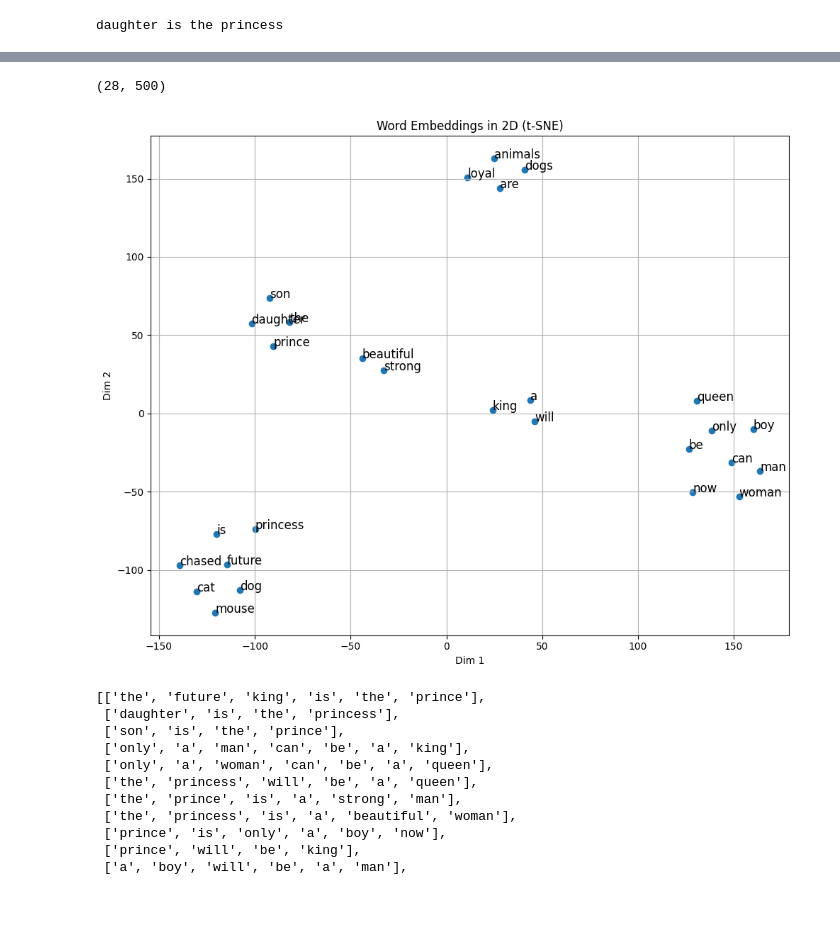
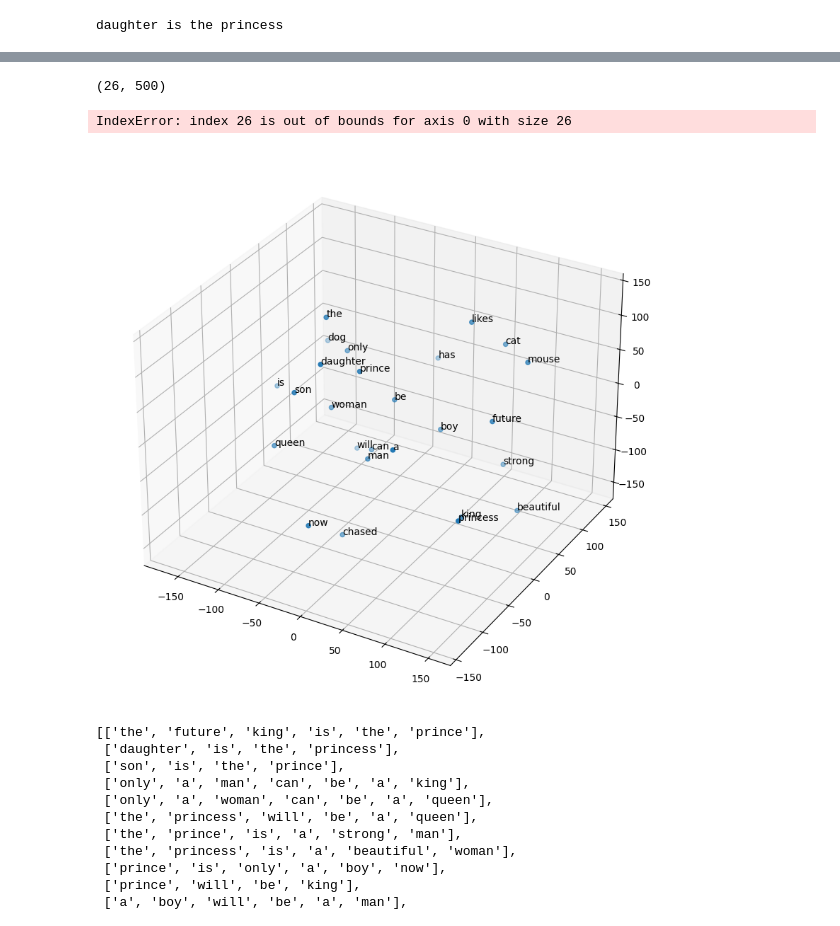
Before and after one commit to MorrisSimons/building_vectorstore_from_scratch, a Jupyter notebook: exp4_final_custom_vector_store.ipynb, the cells around one changed output, grey strips where cells are left out. Cells and saved outputs as stored; diff of their text form; code cells hidden in the pictures.

```diff
--- a/exp4_final_custom_vector_store.ipynb
+++ b/exp4_final_custom_vector_store.ipynb
@@ -17,7 +17,7 @@ VECTOR_SIZE = 500
 WINDOW      = 5
 MIN_COUNT   = 5
 WORKERS     = 4
-MAX_WORDS_IN_BATCH = 1000
+MAX_WORDS_IN_BATCH = 100
 # %% [markdown]
 ### CustomLineSentence
 # %%
@@ -459,7 +456,7 @@ from sklearn.decomposition import PCA
 import matplotlib.pyplot as plt
 import numpy as np
 
-numOfWords = 28
+numOfWords = 26
 
 # Extract word vectors from the model
 words = doc2vec_model.word_model.index_to_key[:numOfWords]
@@ -492,39 +489,41 @@ plt.show()
 # %%
 from sklearn.manifold import TSNE
 import numpy as np
-
 import matplotlib.pyplot as plt
+from mpl_toolkits.mplot3d import Axes3D
 
 numOfWords = 28
 
 # Extract word vectors from the model
 words = doc2vec_model.word_model.index_to_key[:numOfWords]
 word_vectors = [doc2vec_model.word_model.wv[word] for word in words]
 weights = np.array(word_vectors)
 
 print(weights.shape)  # (number of words, vector size)
 
-# Reduce vectors to 2D using t-SNE
-tsne = TSNE(n_components=2, random_state=42, perplexity=5)
-weights_2d = tsne.fit_transform(weights)
+# Reduce vectors to 3D using t-SNE
+tsne = TSNE(n_components=3, random_state=42, perplexity=5)
+weights_3d = tsne.fit_transform(weights)
 
-# Plot the words in 2D
-plt.figure(figsize=(10, 8))
-plt.scatter(weights_2d[:, 0], weights_2d[:, 1])
+# Plot the words in 3D
+fig = plt.figure(figsize=(12, 10))
+ax = fig.add_subplot(111, projection='3d')
+ax.scatter(weights_3d[:, 0], weights_3d[:, 1], weights_3d[:, 2])
 
 # Annotate points with words
 for i in range(numOfWords):
-    plt.annotate(words[i], (weights_2d[i, 0], weights_2d[i, 1]), fontsize=12)
+    ax.text(weights_3d[i, 0], weights_3d[i, 1], weights_3d[i, 2], words[i], fontsize=10)
 
-plt.xlabel('Dim 1')
-plt.ylabel('Dim 2')
-plt.title('Word Embeddings in 2D (t-SNE)')
-plt.grid(True)
+ax.set_xlabel('Dim 1')
+ax.set_ylabel('Dim 2')
+ax.set_zlabel('Dim 3')
+ax.set_title('Word Embeddings in 3D (t-SNE)')
 plt.tight_layout()
 plt.show()
 # %% [output]
-(28, 500)
+(26, 500)
+IndexError: index 26 is out of bounds for axis 0 with size 26
-[figure, old version]
+[figure, new version]
 # %%
 sentences
 # %% [output]
```
Also changed, not shown: parts of 9 cells of this notebook, 5 other files.
